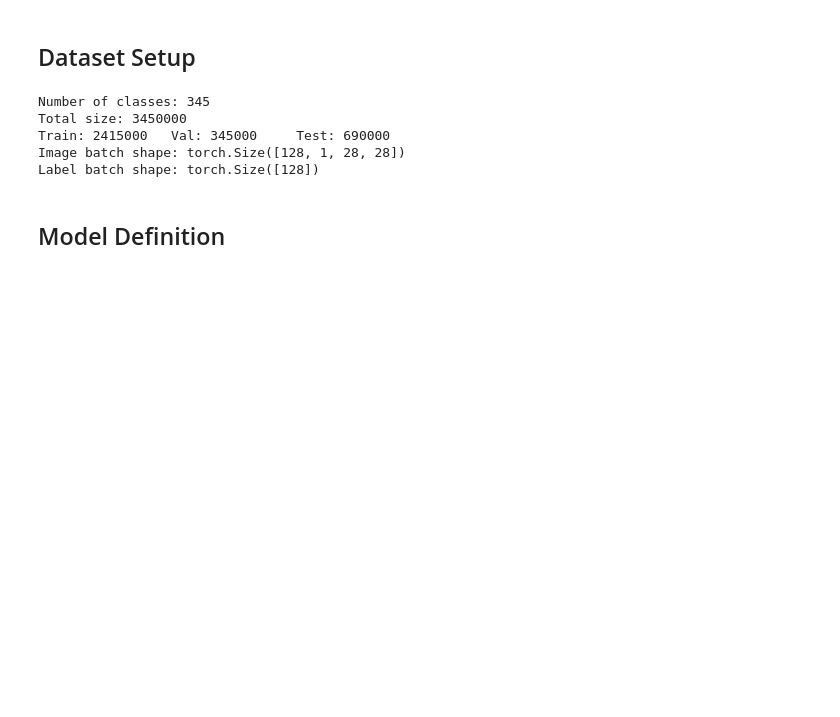
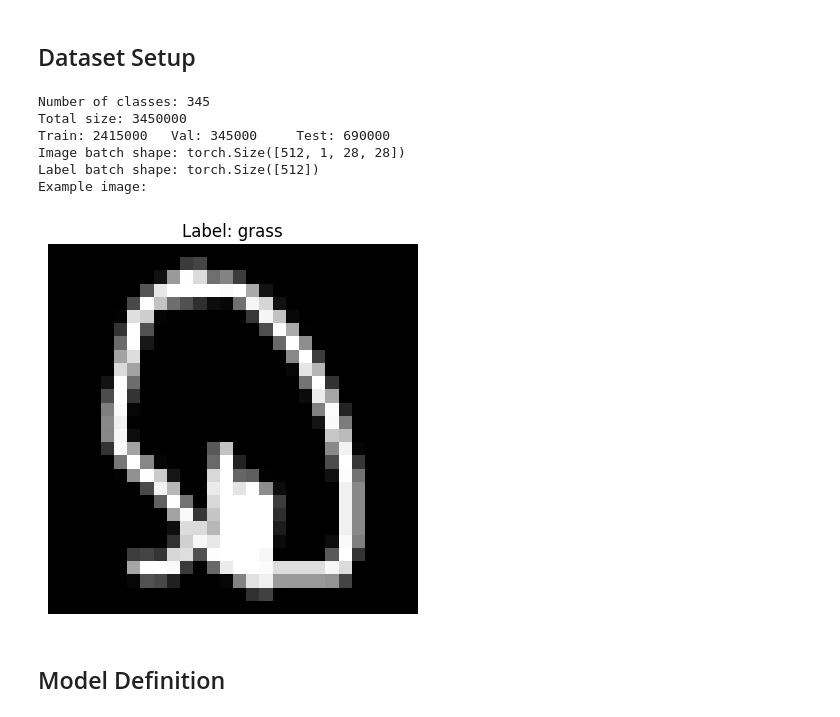
Before and after one commit to Kalyssia/DL_project, a Jupyter notebook: notebooks/training.ipynb, the cells around one changed output. Drawn from its saved outputs; the diff is of its cells as text; code cells hidden in the pictures; blank space fills up the shorter version.

```diff
--- a/notebooks/training.ipynb
+++ b/notebooks/training.ipynb
@@ -87,36 +88,38 @@ test_size  = total_size - train_size - val_size
 
 print(f"Total size: {total_size}")
 print(f"Train: {train_size}\t Val: {val_size}\t Test: {test_size}")
 
 train_dataset, val_dataset, test_dataset = random_split(dataset, [train_size, val_size, test_size])
 
 # DataLoader parameters
-NUM_WORKERS = 7
+NUM_WORKERS = 4
 
 train_loader = DataLoader(train_dataset, batch_size=BATCH_SIZE, shuffle=True, num_workers=NUM_WORKERS, pin_memory=True)
 val_loader = DataLoader(val_dataset, batch_size=BATCH_SIZE, shuffle=False, num_workers=NUM_WORKERS, pin_memory=True)
 test_loader = DataLoader(test_dataset, batch_size=BATCH_SIZE, shuffle=False, num_workers=NUM_WORKERS, pin_memory=True)
 
 
 with open("../all_classes.txt", "r") as f:
     CLASSES = [line.strip() for line in f]
 # Show the shape of one sample from the dataset
 for images, labels in test_loader:
     print(f"Image batch shape: {images.size()}")
     print(f"Label batch shape: {labels.size()}")
     # Show the first image and label
     print("Example image:")
     plt.imshow(images[0, 0].cpu().numpy(), cmap='gray')
     plt.title(f"Label: {CLASSES[labels[0].item()]}")
     plt.axis('off')
     plt.show()
     break
 # %% [output]
 Number of classes: 345
 Total size: 3450000
 Train: 2415000   Val: 345000     Test: 690000
-Image batch shape: torch.Size([128, 1, 28, 28])
-Label batch shape: torch.Size([128])
+Image batch shape: torch.Size([512, 1, 28, 28])
+Label batch shape: torch.Size([512])
+Example image:
+[figure, added]
 # %% [markdown]
 ## Model Definition
 # %%
```
Also changed, not shown: parts of 5 cells of this notebook, 3 other files.
